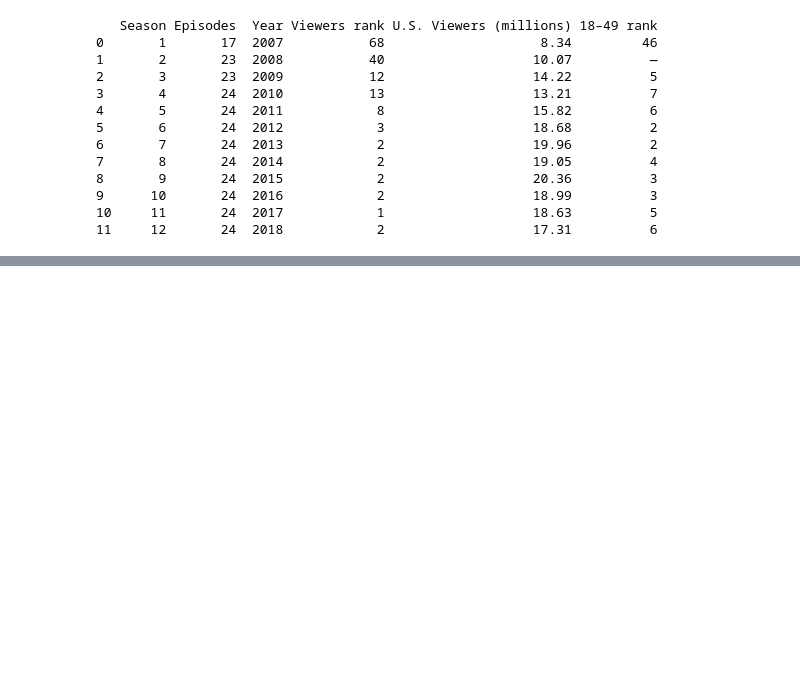
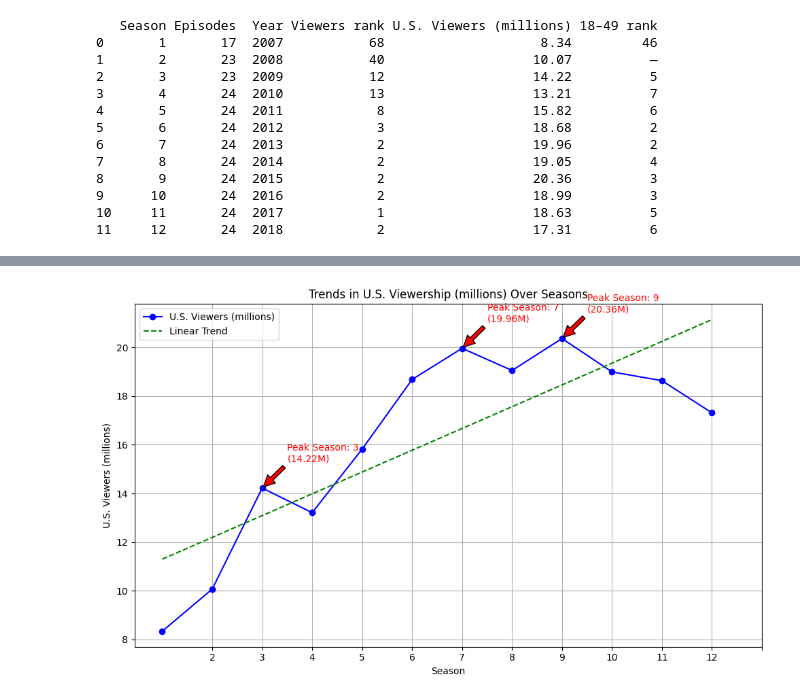
Before and after one commit to gizemguleli/The-Big-Bang-Theory-Report--RR, a Jupyter notebook: The Big Bang Theory.ipynb, the cells around one changed output, grey strips where cells are left out. Saved outputs shown, nothing was run; the diff lists cells and outputs as text; code cells hidden in the pictures; blank space fills up the shorter version.

```diff
--- a/The Big Bang Theory.ipynb
+++ b/The Big Bang Theory.ipynb
@@ -96,0 +75,9 @@ plt.show()
+# %%
+
+# Convert numeric columns to numeric data types
+df['Viewers rank'] = pd.to_numeric(df['Viewers rank'], errors='coerce')
+df['U.S. Viewers (millions)'] = pd.to_numeric(df['U.S. Viewers (millions)'], errors='coerce')
+df['18–49 rank'] = pd.to_numeric(df['18–49 rank'], errors='coerce')
+
+# Print DataFrame info to check data types
+print(df.info())
@@ -96,0 +105,46 @@ plt.show()
+# %%
+import numpy as np
+from sklearn.linear_model import LinearRegression
+
+# Prepare the Data
+seasons = df['Season']
+viewers_millions = df['U.S. Viewers (millions)']
+
+# Create a Line Plot
+plt.figure(figsize=(10, 6))
+plt.plot(seasons, viewers_millions, marker='o', color='blue', linestyle='-', label='U.S. Viewers (millions)')
+
+# Fit linear regression
+X = np.array(seasons).reshape(-1, 1)
+y = viewers_millions.values.reshape(-1, 1)
+reg = LinearRegression().fit(X, y)
+trend_line = reg.predict(X)
+plt.plot(seasons, trend_line, color='green', linestyle='--', label='Linear Trend')
+
+# Add labels and title
+plt.title('Trends in U.S. Viewership (millions) Over Seasons')
+plt.xlabel('Season')
+plt.ylabel('U.S. Viewers (millions)')
+plt.legend()
+
+# Show peak points
+for i in range(1, len(seasons) - 1):
+    if viewers_millions[i] > viewers_millions[i - 1] and viewers_millions[i] > viewers_millions[i + 1]:
+        # Peak found, now check if there is a decrease in viewership in later seasons
+        later_seasons = viewers_millions[i + 1:]
+        if later_seasons.min() < viewers_millions[i]:
+            # There is a decrease, annotate the peak
+            plt.annotate(f'Peak Season: {i + 1}\n({viewers_millions[i]}M)',
+                         xy=(i, viewers_millions[i]),
+                         xytext=(i + 0.5, viewers_millions[i] + 1),
+                         arrowprops=dict(facecolor='red', shrink=0.05),
+                         horizontalalignment='left',
+                         verticalalignment='bottom', color ='red')
+
+# Show the plot
+plt.grid(True)
+plt.xticks(range(1, len(seasons) + 1))
+plt.tight_layout()
+plt.show()
+# %% [output]
+[figure, added]
```
Also changed, not shown: parts of 12 cells of this notebook.
